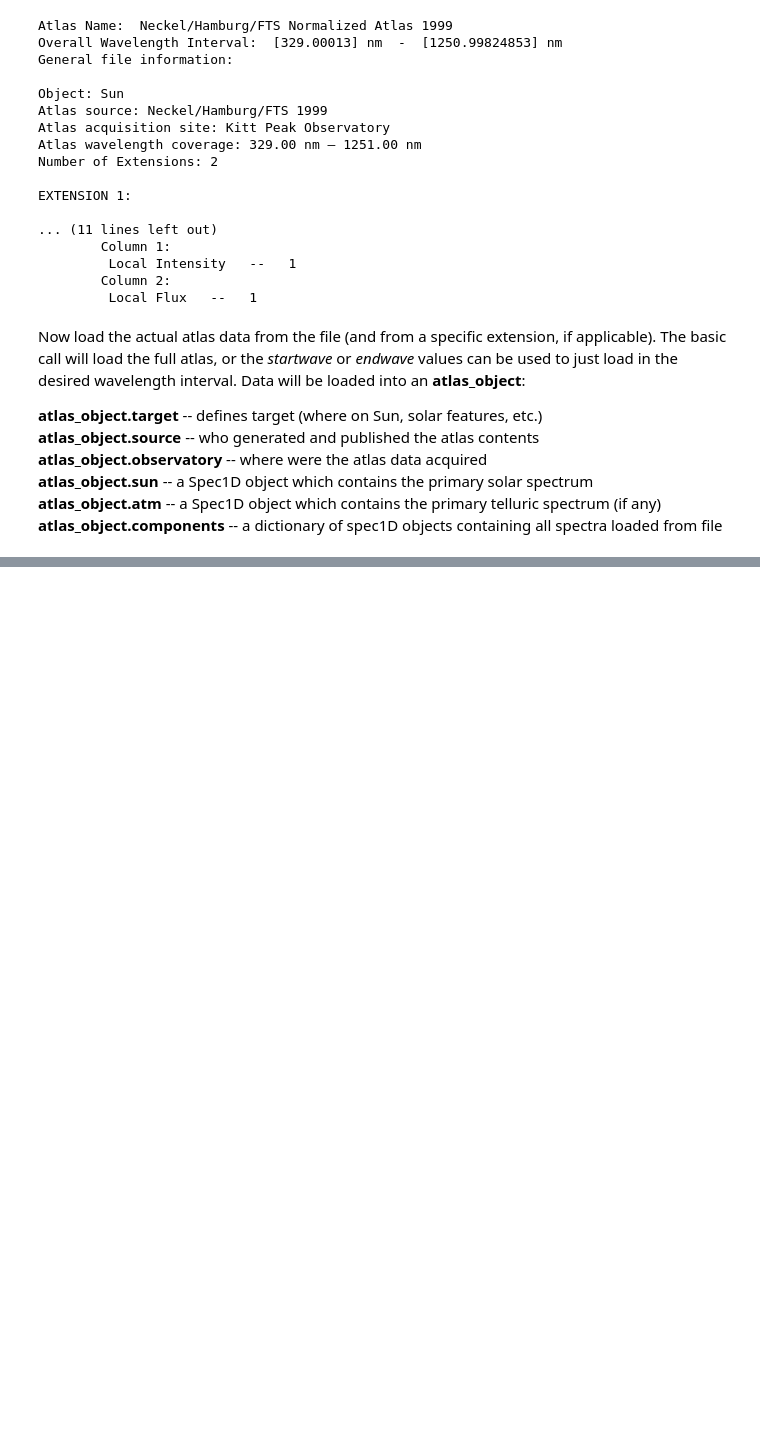
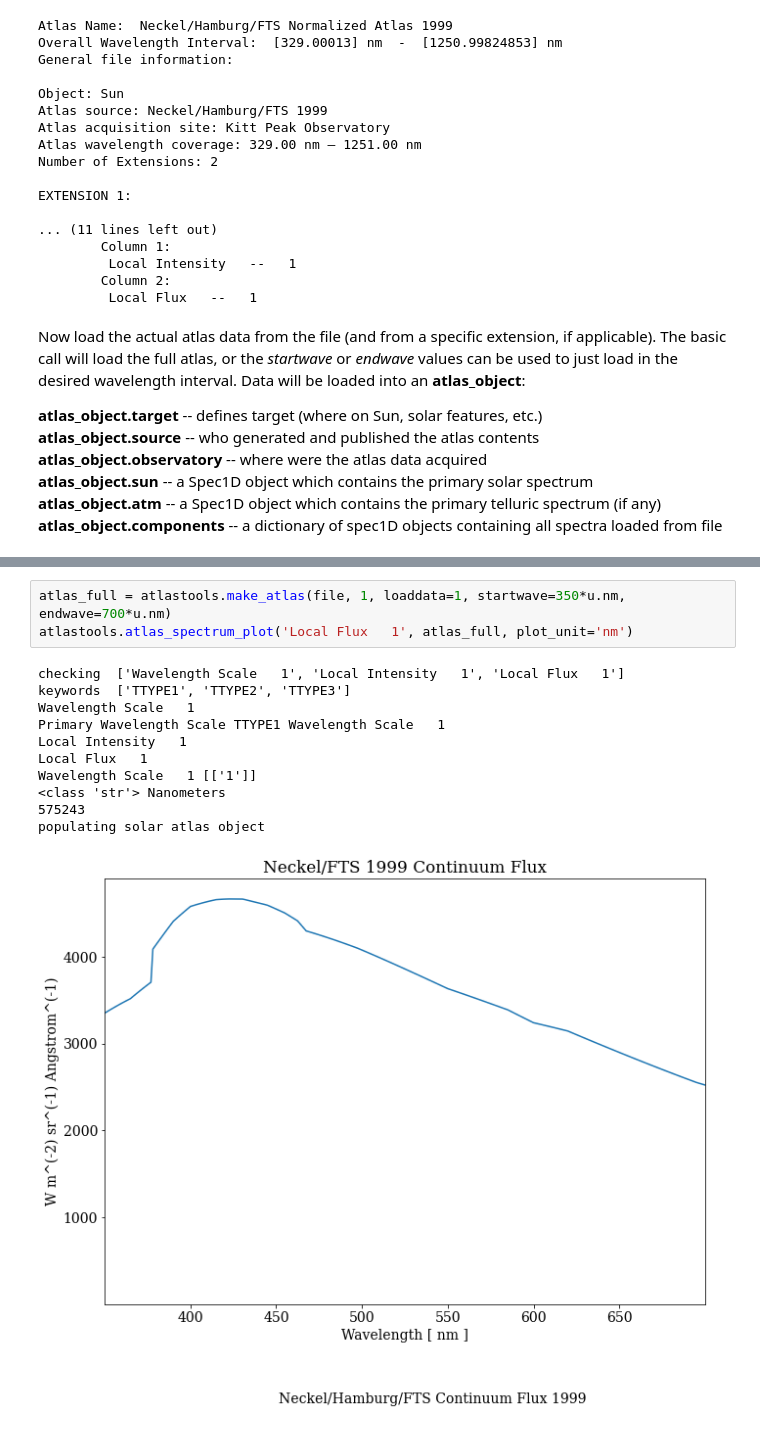
Before and after one commit to kreardon/solaratlas, a Jupyter notebook: Atlas_Plot_Example.ipynb, the cells around one changed output, grey strips where cells are left out. Saved outputs shown, nothing was run; the diff lists cells and outputs as text; blank space fills up the shorter version.

```diff
--- a/Atlas_Plot_Example.ipynb
+++ b/Atlas_Plot_Example.ipynb
@@ -99,0 +102,15 @@ atlastools.atlas_spectrum_plot('Local Intensity   1', atlas,
+# %%
+atlas_full = atlastools.make_atlas(file, 1, loaddata=1, startwave=350*u.nm, endwave=700*u.nm)
+atlastools.atlas_spectrum_plot('Local Flux   1', atlas_full, plot_unit='nm')
+# %% [output]
+checking  ['Wavelength Scale   1', 'Local Intensity   1', 'Local Flux   1']
+keywords  ['TTYPE1', 'TTYPE2', 'TTYPE3']
+Wavelength Scale   1
+Primary Wavelength Scale TTYPE1 Wavelength Scale   1
+Local Intensity   1
+Local Flux   1
+Wavelength Scale   1 [['1']]
+<class 'str'> Nanometers
+575243
+populating solar atlas object
+[figure, added]
```
Also changed, not shown: parts of 3 cells of this notebook.
